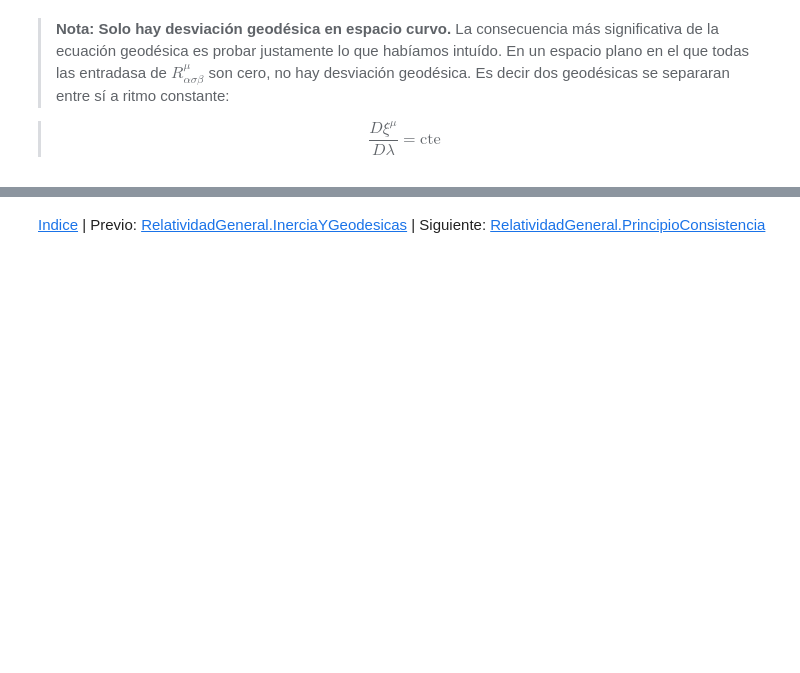
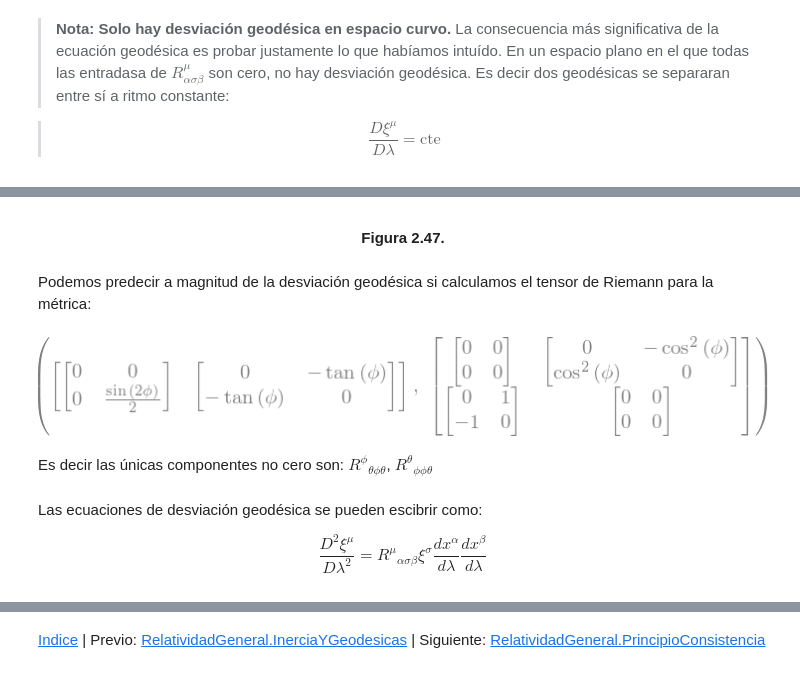
Before and after one commit to seap-udea/Relatividad-Zuluaga, a Jupyter notebook: nb/02.06.00.00.RelatividadGeneral.Curvatura.ipynb, the cells around one changed output, grey strips where cells are left out. Cells and saved outputs as stored; diff of their text form; code cells hidden in the pictures; blank space fills up the shorter version.

```diff
--- a/nb/02.06.00.00.RelatividadGeneral.Curvatura.ipynb
+++ b/nb/02.06.00.00.RelatividadGeneral.Curvatura.ipynb
@@ -565,0 +531,30 @@ fig.tight_layout()
+# %% [markdown]
+<a id='fig:02.06.00.00.RelatividadGeneral.Curvatura_47'></a><center><b>Figura 2.47.</b> </center>
+# %% [markdown]
+Podemos predecir a magnitud de la desviación geodésica si calculamos el tensor de Riemann para la métrica:
+# %%
+import sympy as sp
+sp.init_printing(use_unicode=True)
+from einsteinpy.symbolic import *
+s=sp.symbols('phi lambda')
+f,l=s
+f_,l_=0,1
+R=sp.symbols("R")
+gcomp=sp.diag(R**2,R**2*sp.cos(f)**2).tolist()
+g=MetricTensor(gcomp,s)
+G=ChristoffelSymbols.from_metric(g)
+Riemann=RiemannCurvatureTensor.from_metric(g)
+Gijk=sp.simplify(G.tensor())
+Rijkl=-sp.simplify(Riemann.tensor())
+# %%
+Gijk,Rijkl
+# %% [output]
+[figure, added]
+# %% [markdown]
+Es decir las únicas componentes no cero son: ${R^\phi}_{\theta\phi\theta}$, ${R^\theta}_{\phi\phi\theta}$
+# %% [markdown]
+Las ecuaciones de desviación geodésica se pueden escibrir como:
+
+$$
+\frac{D^{2} \xi^{\mu}}{D \lambda^{2}}={R^{\mu}}_{\alpha \sigma \beta} \xi^{\sigma} \frac{d x^{\alpha}}{d \lambda} \frac{d x^{\beta}}{d \lambda}
+$$
```
Also changed, not shown: parts of 69 cells of this notebook, 58 other files.
